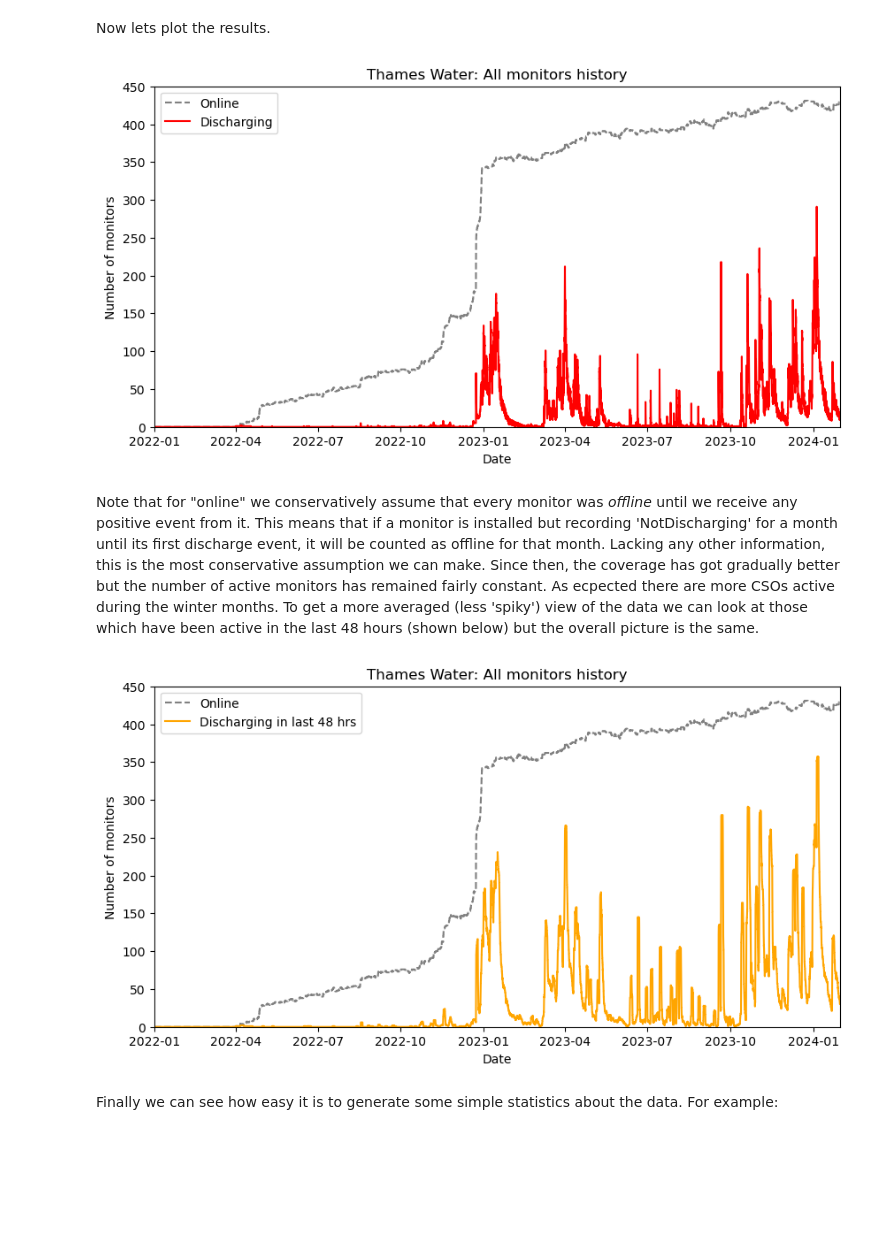
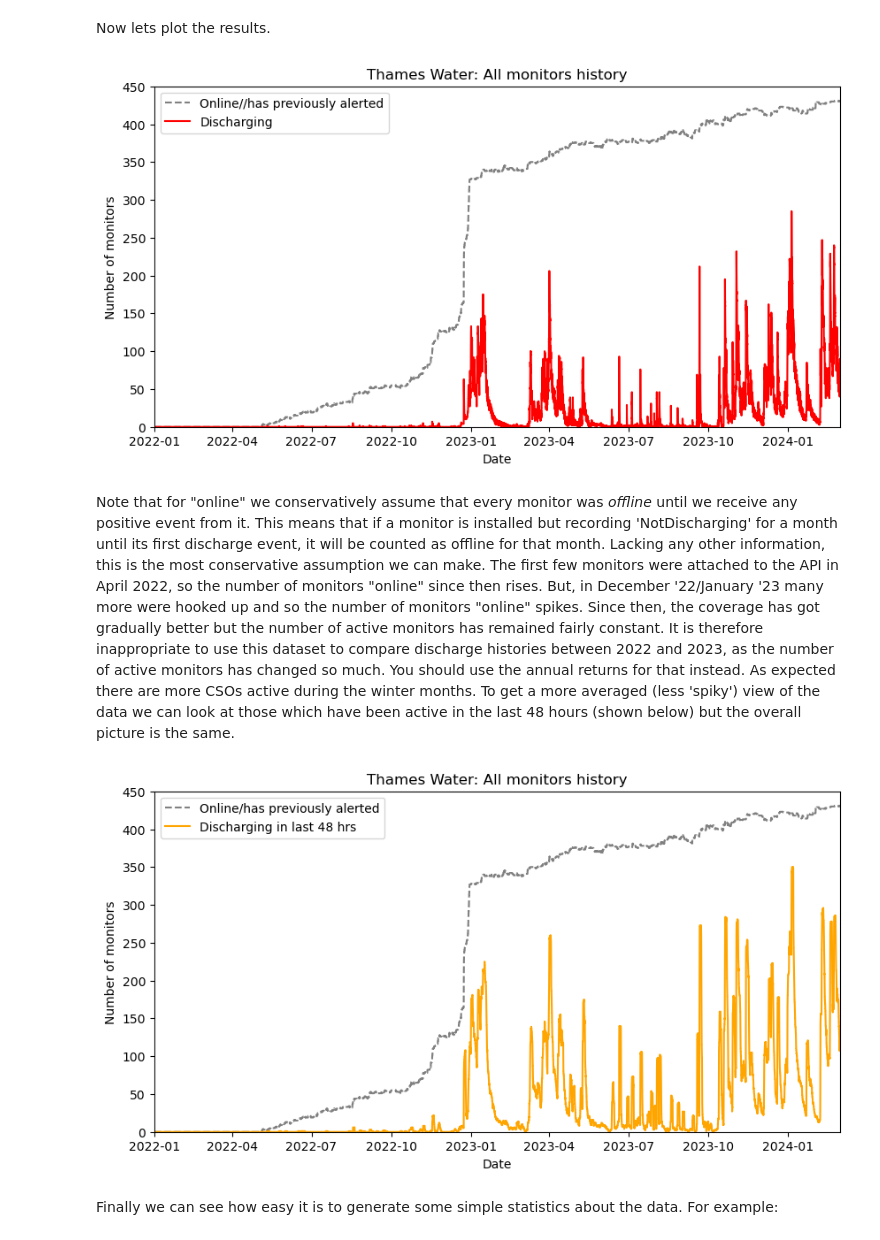
Before and after one commit to AlexLipp/POOPy, a Jupyter notebook: examples/historical_status.ipynb, the cells around one changed output. Saved outputs shown, nothing was run; the diff lists cells and outputs as text; code cells hidden in the pictures; blank space fills up the shorter version.

```diff
--- a/examples/historical_status.ipynb
+++ b/examples/historical_status.ipynb
@@ -188,7 +276,7 @@ plt.plot(
     monitor_series["datetime"],
     monitor_series["number_online"],
     c="grey",
-    label="Online",
+    label="Online//has previously alerted",
     linestyle="dashed",
 )
 plt.plot(
@@ -206,34 +294,34 @@ plt.title("Thames Water: All monitors history")
 plt.legend()
 plt.show()
 # %% [output]
-[figure, old version]
+[figure, new version]
 # %% [markdown]
-Note that for "online" we conservatively assume that every monitor was _offline_ until we receive any positive event from it. This means that if a monitor is installed but recording    'NotDischarging' for a month until its first discharge event, it will be counted as offline for that month. Lacking any other information, this is the most conservative assumption we can make.  Since then, the coverage has got gradually better but the number of active monitors has remained fairly constant. As ecpected there are more CSOs active during the winter months. To get a more averaged (less 'spiky') view of the data we can look at those which have been active in the last 48 hours (shown below) but the overall picture is the same.
+Note that for "online" we conservatively assume that every monitor was _offline_ until we receive any positive event from it. This means that if a monitor is installed but recording    'NotDischarging' for a month until its first discharge event, it will be counted as offline for that month. Lacking any other information, this is the most conservative assumption we can make.  The first few monitors were attached to the API in April 2022, so the number of monitors "online" since then rises. But, in December '22/January '23 many more were hooked up and so the number of monitors "online" spikes. Since then, the coverage has got gradually better but the number of active monitors has remained fairly constant. It is therefore inappropriate to use this dataset to compare discharge histories between 2022 and 2023, as the number of active monitors has changed so much. You should use the annual returns for that instead. As expected there are more CSOs active during the winter months. To get a more averaged (less 'spiky') view of the data we can look at those which have been active in the last 48 hours (shown below) but the overall picture is the same.
 # %%
 plt.figure(figsize=(10, 5))
 plt.plot(
     monitor_series["datetime"],
     monitor_series["number_online"],
     c="grey",
-    label="Online",
+    label="Online/has previously alerted",
     linestyle="dashed",
 )
 plt.plot(
     monitor_series["datetime"],
     monitor_series["number_recently_discharging"],
     c="orange",
     label="Discharging in last 48 hrs",
 )
 plt.ylabel("Number of monitors")
 plt.xlabel("Date")
 # Set the xlimits to be the min and max of the datetime column
 plt.xlim(monitor_series["datetime"].min(), monitor_series["datetime"].max())
 plt.ylim(0, 450)
 plt.title("Thames Water: All monitors history")
 plt.legend()
 plt.show()
 # %% [output]
-[figure, old version]
+[figure, new version]
 # %% [markdown]
 Finally we can see how easy it is to generate some simple statistics about the data. For example:
 # %%
```
Also changed, not shown: parts of 11 cells of this notebook, 2 other files.
